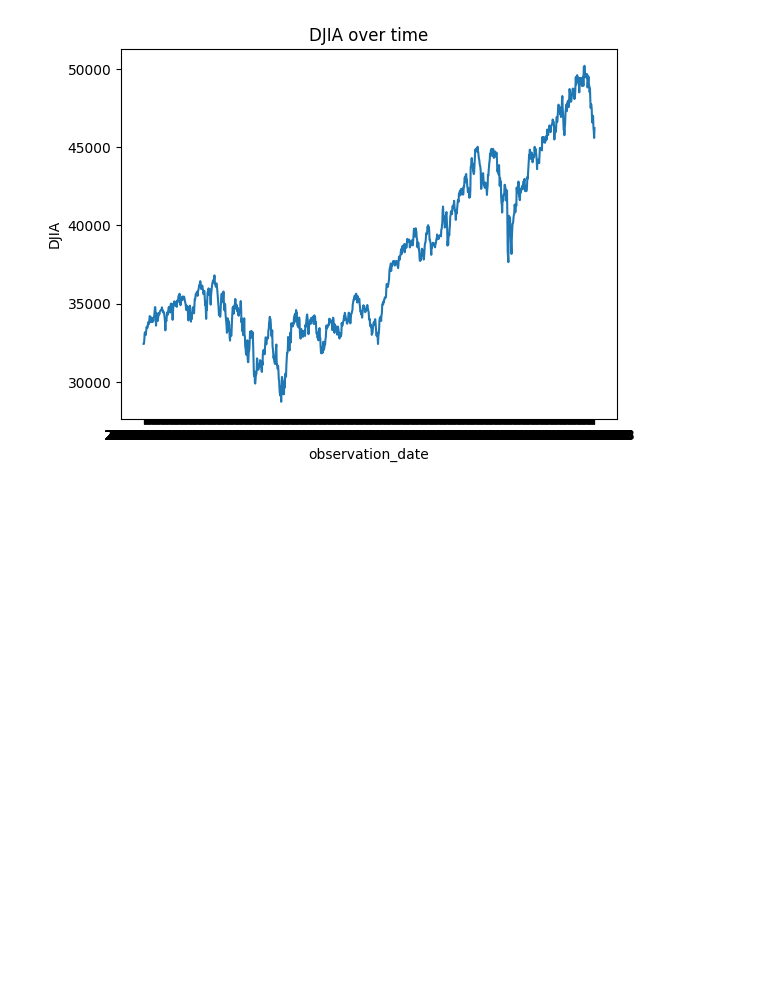
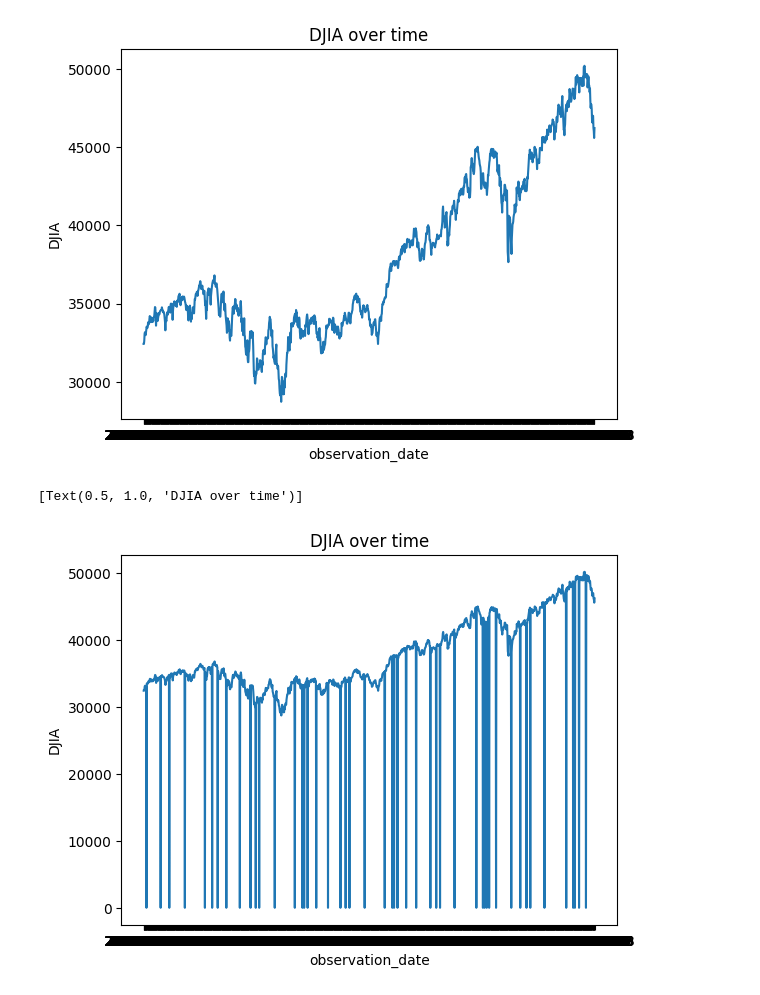
Before and after one commit to huiying8888/data-analytics, a Jupyter notebook: DowJonesAnalysis.ipynb, the cells around one changed output. Drawn from its saved outputs; the diff is of its cells as text; code cells hidden in the pictures; blank space fills up the shorter version.

```diff
--- a/DowJonesAnalysis.ipynb
+++ b/DowJonesAnalysis.ipynb
@@ -41,3 +39,13 @@ ax.set(
 # %% [output]
 [Text(0.5, 1.0, 'DJIA over time')]
 [figure]
+# %%
+df2 = df.fillna(0)
+
+ax= sns. lineplot(df2, x="observation_date", y="DJIA")
+ax.set(
+    title="DJIA over time"
+)
+# %% [output]
+[Text(0.5, 1.0, 'DJIA over time')]
+[figure, added]
```
Also changed, not shown: parts of 5 cells of this notebook.
